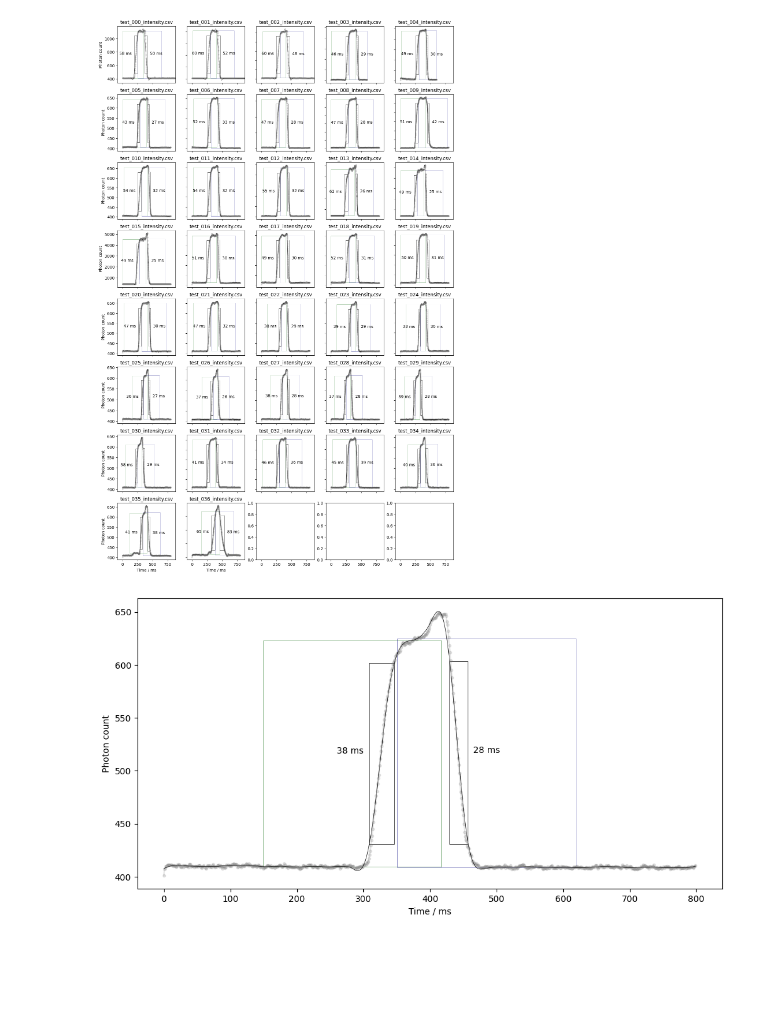
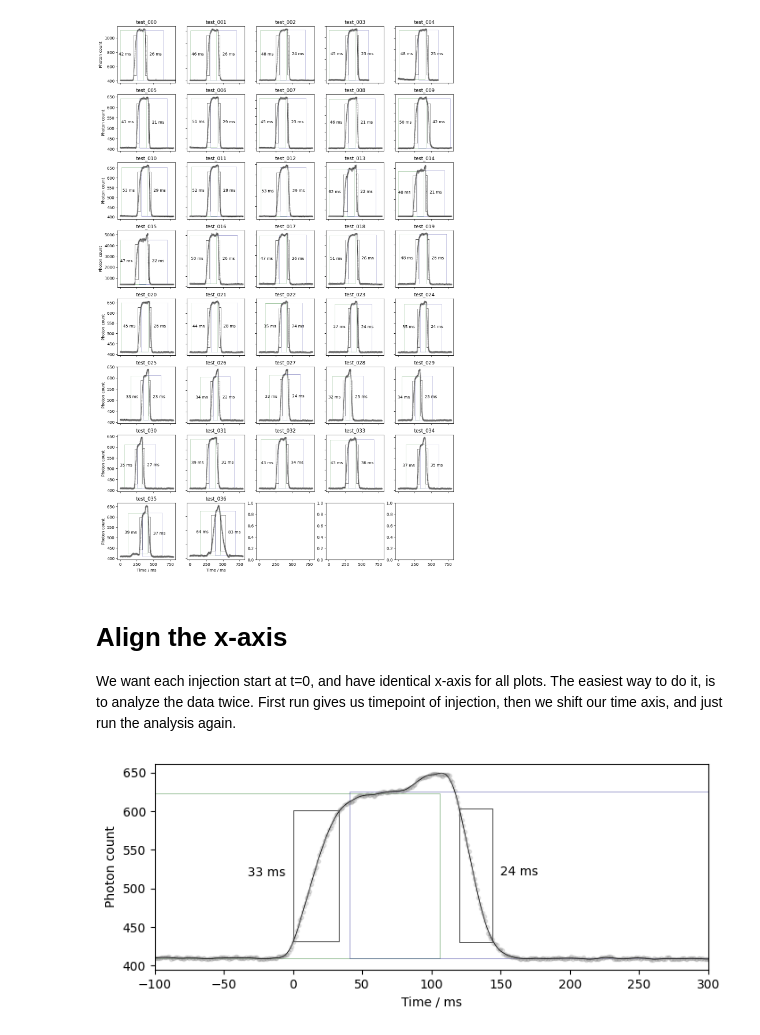
Before and after one commit to ximeg/tirf_toolkit, a Jupyter notebook: rise_time_analysis.ipynb, the cells around one changed output. Cells and saved outputs as stored; diff of their text form; code cells hidden in the pictures; blank space fills up the shorter version.

```diff
--- a/rise_time_analysis.ipynb
+++ b/rise_time_analysis.ipynb
@@ -8,4 +8,8 @@ from scipy.signal import savgol_filter
 # %%
+def chop_filename(fn):
+    _ = path.splitext(path.basename(fn))[0]
+    return _[:_.find("_intensity")]
+
 def find_peak(df : pd.DataFrame, channel="Cy3"):
     """Add a column that marks location of peak in the dataframe"""
     d = df[channel]
@@ -79,10 +83,10 @@ def analyze_transition(smooth_edge : pd.Series, margin=0.1):
     return t
 
 
-def show_dataset(df, front, back, ax):
-    d = get_edges(df, "Cy3")
-    ax.plot(d.Cy3, '.-', c='grey', alpha=0.2)
-    ax.plot(d.Cy3s, 'k-', lw=0.5)
+def show_dataset(df, channel, front, back, ax):
+    d = get_edges(df, channel)
+    ax.plot(d[channel], '.-', c='grey', alpha=0.2)
+    ax.plot(d[channel+"s"], 'k-', lw=0.5)
 
     def show_transition(t, c="gray", ha="left"):
         ax.add_patch(plt.Rectangle((t.start, t.low), t.w, t.ptp, lw=0.5, fc="none", ec=c, alpha=0.5))
@@ -97,29 +101,35 @@ def show_dataset(df, front, back, ax):
 
 def analyze_csv(fn):
     df = pd.read_csv(fn, index_col='time')
+    # First frame is usually garbage, drop it
+    df = df.iloc[1:]
 
     # convert s to ms
     df.index *= 1000
 
+    return analyze_df(df)
+
+def analyze_df(df):
     # What channel contains the strongest signal?
-    channel = df.drop(columns="frame").apply(np.ptp, axis=0).idxmax()
 
-    # Smooth signal with savgol filter
-    df[channel+"s"] = savgol_filter(df[channel], 61, 3)
+    channel = df.filter(regex=("Cy?")).apply(np.ptp, axis=0).idxmax()
 
     # Find front and back edges
-    df = get_edges(df)
+    df = get_edges(df, channel=channel)
 
+    # Smooth signal with savgol_filter. Window length is proportional to peak FWHM
+    window_length = 2*(len(df[df.peak])//10) + 1
+    df[channel+"s"] = savgol_filter(df[channel], window_length, 3)
+
+    # Analyze front and back transitions
     front = analyze_transition(df.Cy3s[df.front])
     back = analyze_transition(df.Cy3s[df.back])
-    return df, front, back
+    return df, channel, front, back
 # %%
 dir = r"sm_particle_counter/test/data/intensity"
-lkw = dict(color="k", lw=0.1)
-lkwr = dict(color="r", lw=0.2)
+files = glob.glob(path.join(dir, "*_intensity.csv"))
 
-
-N = len(listdir(dir))
+N = len(files)
 ncol = 5
 nrow = (N-1) // ncol + 1
 fig, axs = plt.subplots(nrow, ncol, figsize=(15,3*nrow), sharey=False, sharex=True)
@@ -131,25 +141,24 @@ timings = []
 for i in range(N):
     col = i % ncol
     row = i // ncol
-    fn = listdir(dir)[i]
+    fn = files[i]
 
-    df, front, back = analyze_csv(path.join(dir, fn))
-    timings.append(dict(fn=fn, front=front.tau, back=back.tau))
+    df, channel, front, back = analyze_csv(fn)
+    timings.append(dict(fn=chop_filename(fn), front=front.tau, back=back.tau, amplitude=front.ptp))
 
     ax = axs[row, col]
 
-    xmin = min(front.start - 0.2*front.w, xmin)
-    xmax = max(back.end + 0.2*back.w, xmax)
+    xmin = min(front.start - 0.1*front.w, xmin)
+    xmax = max(back.end + 0.1*back.w, xmax)
 
-    show_dataset(df, front, back, ax)
+    show_dataset(df, channel, front, back, ax)
 
-    #ax.plot(df[channel], label=channel, color="lightblue")
-    ax.set_title(fn)
+    ax.set_title(chop_filename(fn))
     ax.label_outer()
 
 ax.set_xlim(xmin, xmax);
 
 plt.savefig("rise_time_analysis.pdf")
 # %% [output]
-[figure, old version]
+[figure, new version]
 # %%
@@ -157,6 +166,17 @@ pd.DataFrame.from_dict(timings).to_csv("sm_particle_counter/test/data/timings.cs
+# %% [markdown]
+# Align the x-axis
+
+We want each injection start at t=0, and have identical x-axis for all plots. The easiest way to do it, is to
+analyze the data twice. First run gives us timepoint of injection, then we shift our time axis, and just run
+the analysis again.
 # %%
-ax = plt.figure(figsize=(12,6)).gca()
-df, front, back = analyze_csv(r"sm_particle_counter/test/data/intensity/test_027_intensity.csv")
-show_dataset(df, front, back, ax)
+ax = plt.figure(figsize=(8,3)).gca()
+df, channel, front, back = analyze_csv(r"sm_particle_counter/test/data/intensity/test_027_intensity.csv")
+
+df.index = df.index - front.a
+df, channel, front, back = analyze_df(df)
+
+show_dataset(df, channel, front, back, ax)
+plt.xlim(-100, 300);
 # %% [output]
-[figure, old version]
+[figure, new version]
```
Also changed, not shown: parts of 3 cells of this notebook.
